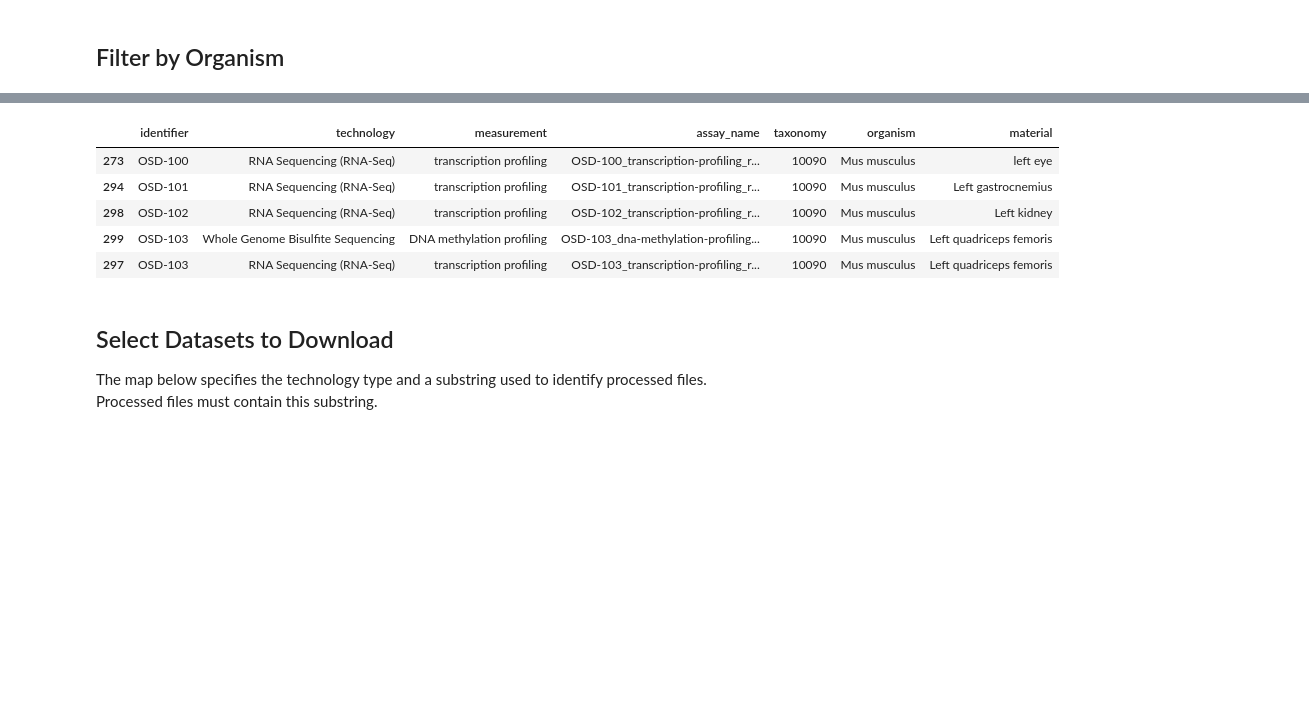
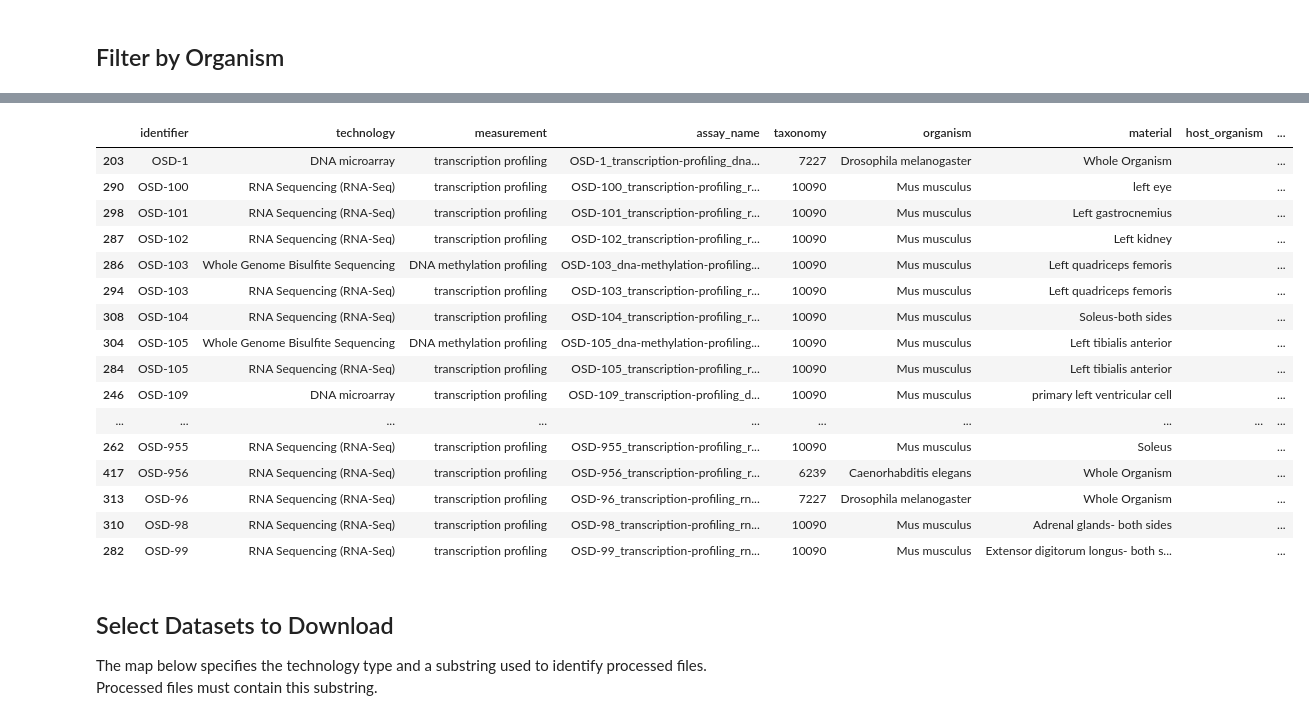
Before and after one commit to asaravia-butler/spoke_genelab, a Jupyter notebook: notebooks/1_download_datasets.ipynb, the cells around one changed output, grey strips where cells are left out. Cells and saved outputs as stored; diff of their text form; code cells hidden in the pictures; blank space fills up the shorter version.

```diff
--- a/notebooks/1_download_datasets.ipynb
+++ b/notebooks/1_download_datasets.ipynb
@@ -8,6 +8,8 @@ Author: Peter W. Rose, UC San Diego (pwrose.ucsd@gmail.com)
 import os
 import pandas as pd
 import genelab_utils as gl
+
+pd.set_option("display.max_rows", None)
 # %%
 os.makedirs("../data", exist_ok=True)
 # %%
@@ -43,6 +45,10 @@ technology_types = ["RNA Sequencing (RNA-Seq)",
                     "DNA microarray",
                     "Whole Genome Bisulfite Sequencing",
                     "Reduced-Representation Bisulfite Sequencing",
+                    "16S",
+                    "ITS",
+                    "18S",
+                    "16S and ITS",
                    ]
 dataset_info = gl.filter_by_technology_type(dataset_info, technology_types)
 # %% [markdown]
@@ -59,14 +65,14 @@ taxids = {"9606": "Homo sapiens",
           "10090": "Mus musculus",
           "10116": "Rattus norvegicus",
           # -- Fish --
-          # "7955": "Danio rerio",
+          "7955": "Danio rerio",
           "8090": "Oryzias latipes",
           # -- Nematoda --
-          # "6239": "Caenorhabditis elegans",
+          "6239": "Caenorhabditis elegans",
           # -- Insecta --
-          # "7227": "Drosophila melanogaster",
-          # "63436": "Leptopilina heterotoma",
-          # "63433": "Leptopilina boulardi",
+          "7227": "Drosophila melanogaster",
+          "63436": "Leptopilina heterotoma",
+          "63433": "Leptopilina boulardi",
           # -- Bacteria --
           "562": "Escherichia coli",
           "287": "Pseudomonas aeruginosa",
@@ -74,16 +80,20 @@ taxids = {"9606": "Homo sapiens",
           "1781": "Mycobacterium marinum",
           "148447": "Paraburkholderia phymatum",
           # -- Fungi --
-          # "4932": "Saccharomyces cerevisiae",
+          "4932": "Saccharomyces cerevisiae",
           # -- Plants --
-          # "3711": "Brassica rapa",
-          # "15368": Brachypodium distachyon",
-          # "3702": "Arabidopsis thaliana",
+          "3711": "Brassica rapa",
+          "15368": "Brachypodium distachyon",
+          "3702": "Arabidopsis thaliana",
           # -- Other --
-          # "104782": "Adineta vaga",
+          "104782": "Adineta vaga",
+          "13613": "Microbiota",
+          # -- Host organisms
+          "4236": "Lactuca sativa",
          }
 
 dataset_info = gl.filter_by_organism(dataset_info, taxids)
+dataset_info = gl.filter_by_host_organism(dataset_info, taxids)
 # %%
 print(f"Filtered organisms: {dataset_info['taxonomy'].unique()}")
 # %% [output]
@@ -91,14 +103,26 @@ Filtered organisms: ['10090' '9606' '1423' '287' '10116' '562' '1781' '148447' '
 # %%
-dataset_info = dataset_info[["identifier", "technology", "measurement", "assay_name", "taxonomy", "organism", "material"]].copy()
+dataset_info = dataset_info[["identifier", "technology", "measurement", "assay_name", "taxonomy", "organism", "material", "host_organism", "host_taxonomy", "host_strain"]].copy()
 dataset_info.drop_duplicates(inplace=True)
-dataset_info.head()
+dataset_info.fillna("", inplace=True)
+dataset_info.head(1000)
 # %% [output]
-|  | identifier | technology | measurement | assay_name | taxonomy | organism | material |
-| 273 | OSD-100 | RNA Sequencing (RNA-Seq) | transcription profiling | OSD-100_transcription-profiling_r... | 10090 | Mus musculus | left eye |
-| 294 | OSD-101 | RNA Sequencing (RNA-Seq) | transcription profiling | OSD-101_transcription-profiling_r... | 10090 | Mus musculus | Left gastrocnemius |
-| 298 | OSD-102 | RNA Sequencing (RNA-Seq) | transcription profiling | OSD-102_transcription-profiling_r... | 10090 | Mus musculus | Left kidney |
-| 299 | OSD-103 | Whole Genome Bisulfite Sequencing | DNA methylation profiling | OSD-103_dna-methylation-profiling... | 10090 | Mus musculus | Left quadriceps femoris |
-| 297 | OSD-103 | RNA Sequencing (RNA-Seq) | transcription profiling | OSD-103_transcription-profiling_r... | 10090 | Mus musculus | Left quadriceps femoris |
+|  | identifier | technology | measurement | assay_name | taxonomy | organism | material | host_organism | ... |
+| 203 | OSD-1 | DNA microarray | transcription profiling | OSD-1_transcription-profiling_dna... | 7227 | Drosophila melanogaster | Whole Organism |  | ... |
+| 290 | OSD-100 | RNA Sequencing (RNA-Seq) | transcription profiling | OSD-100_transcription-profiling_r... | 10090 | Mus musculus | left eye |  | ... |
+| 298 | OSD-101 | RNA Sequencing (RNA-Seq) | transcription profiling | OSD-101_transcription-profiling_r... | 10090 | Mus musculus | Left gastrocnemius |  | ... |
+| 287 | OSD-102 | RNA Sequencing (RNA-Seq) | transcription profiling | OSD-102_transcription-profiling_r... | 10090 | Mus musculus | Left kidney |  | ... |
+| 286 | OSD-103 | Whole Genome Bisulfite Sequencing | DNA methylation profiling | OSD-103_dna-methylation-profiling... | 10090 | Mus musculus | Left quadriceps femoris |  | ... |
+| 294 | OSD-103 | RNA Sequencing (RNA-Seq) | transcription profiling | OSD-103_transcription-profiling_r... | 10090 | Mus musculus | Left quadriceps femoris |  | ... |
+| 308 | OSD-104 | RNA Sequencing (RNA-Seq) | transcription profiling | OSD-104_transcription-profiling_r... | 10090 | Mus musculus | Soleus-both sides |  | ... |
+| 304 | OSD-105 | Whole Genome Bisulfite Sequencing | DNA methylation profiling | OSD-105_dna-methylation-profiling... | 10090 | Mus musculus | Left tibialis anterior |  | ... |
+| 284 | OSD-105 | RNA Sequencing (RNA-Seq) | transcription profiling | OSD-105_transcription-profiling_r... | 10090 | Mus musculus | Left tibialis anterior |  | ... |
+| 246 | OSD-109 | DNA microarray | transcription profiling | OSD-109_transcription-profiling_d... | 10090 | Mus musculus | primary left ventricular cell |  | ... |
+| ... | ... | ... | ... | ... | ... | ... | ... | ... | ... |
+| 262 | OSD-955 | RNA Sequencing (RNA-Seq) | transcription profiling | OSD-955_transcription-profiling_r... | 10090 | Mus musculus | Soleus |  | ... |
+| 417 | OSD-956 | RNA Sequencing (RNA-Seq) | transcription profiling | OSD-956_transcription-profiling_r... | 6239 | Caenorhabditis elegans | Whole Organism |  | ... |
+| 313 | OSD-96 | RNA Sequencing (RNA-Seq) | transcription profiling | OSD-96_transcription-profiling_rn... | 7227 | Drosophila melanogaster | Whole Organism |  | ... |
+| 310 | OSD-98 | RNA Sequencing (RNA-Seq) | transcription profiling | OSD-98_transcription-profiling_rn... | 10090 | Mus musculus | Adrenal glands- both sides |  | ... |
+| 282 | OSD-99 | RNA Sequencing (RNA-Seq) | transcription profiling | OSD-99_transcription-profiling_rn... | 10090 | Mus musculus | Extensor digitorum longus- both s... |  | ... |
 # %% [markdown]
 ## Select Datasets to Download
 The map below specifies the technology type and a substring used to identify processed files. Processed files must contain this substring.
```
Also changed, not shown: parts of 10 cells of this notebook, 31 other files.
